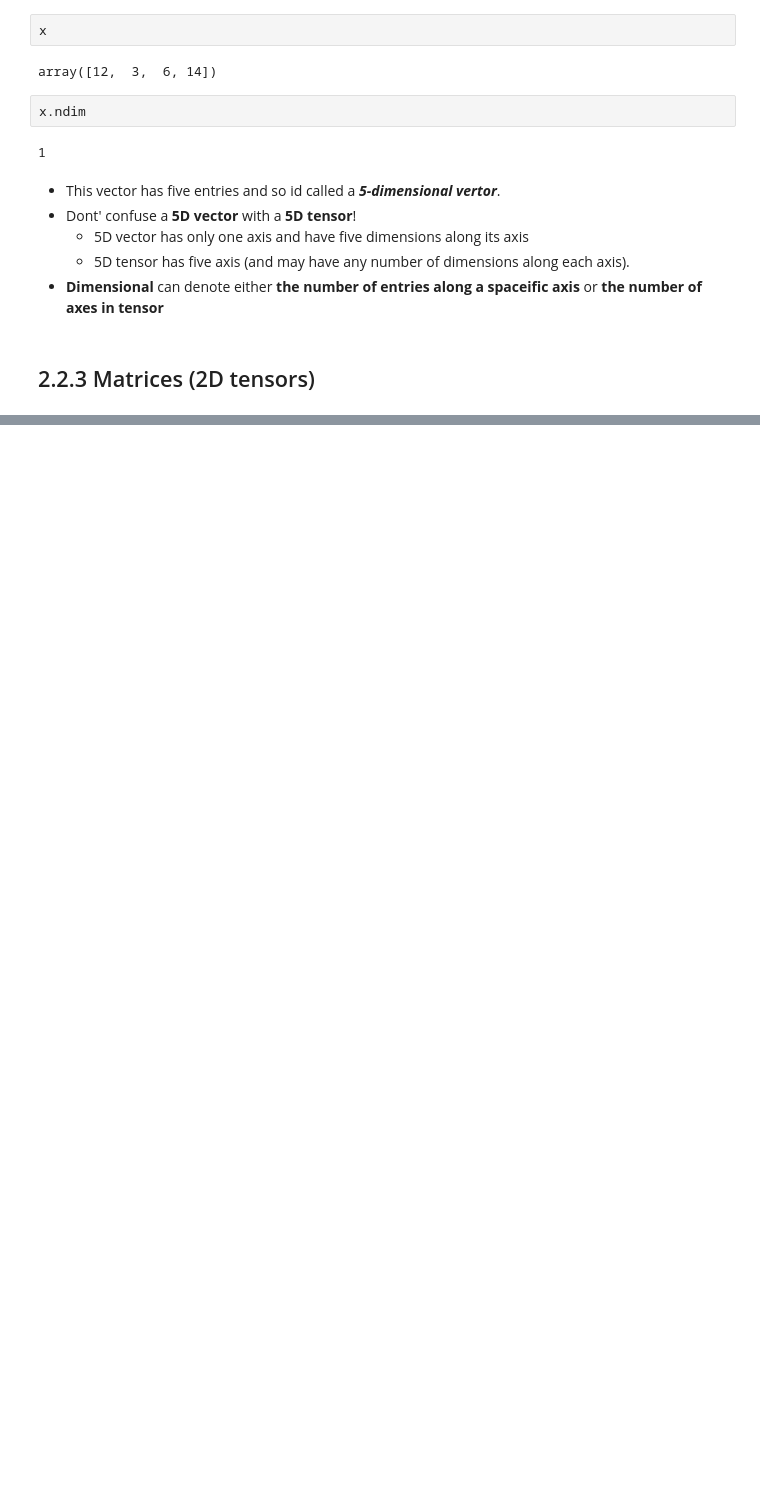
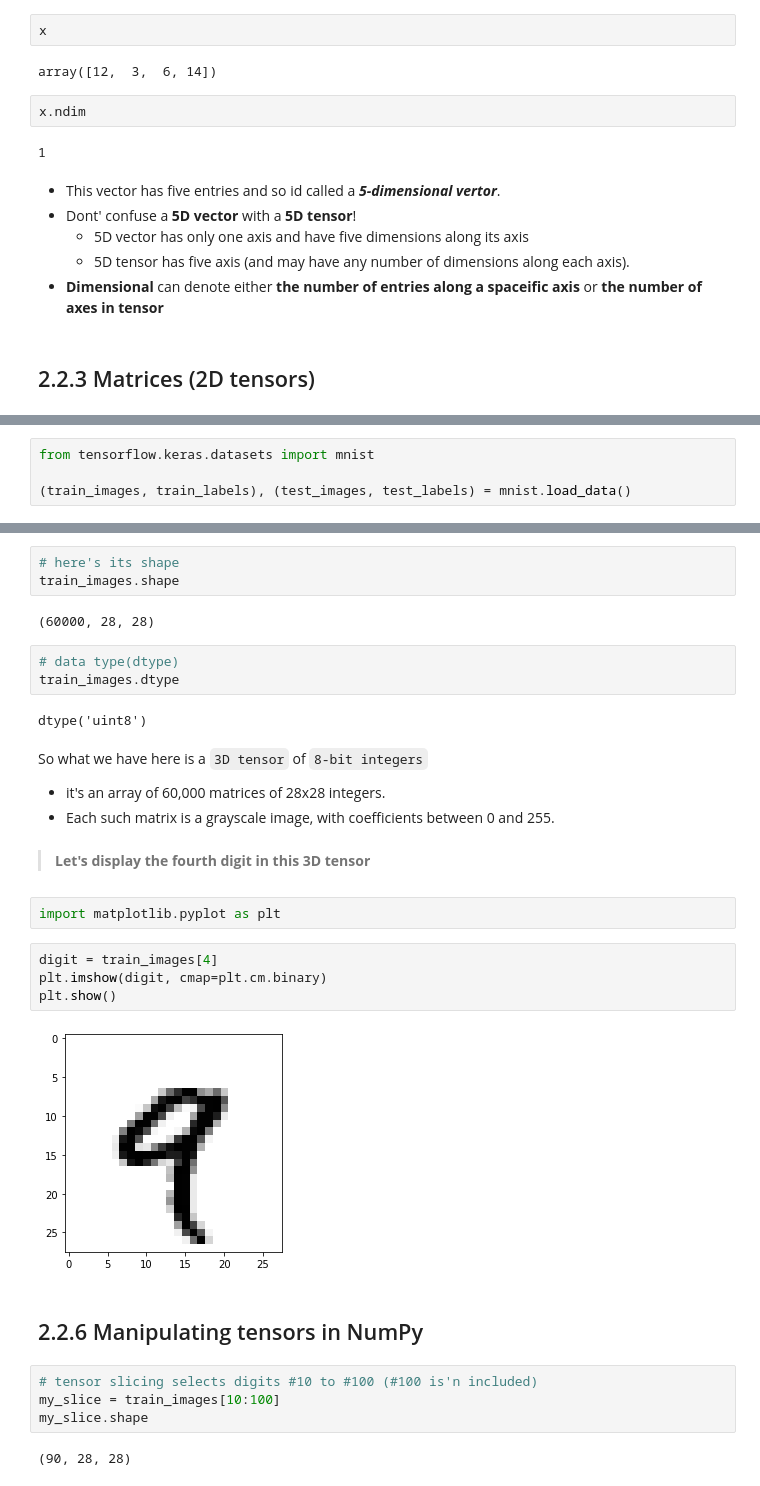
Before and after one commit to 0xKoios/Deep-Learning-with-Python, a Jupyter notebook: 2. Before we begin: the mathematical building blocks of neural networks.ipynb, the cells around one changed output, grey strips where cells are left out. Cells and saved outputs as stored; diff of their text form; blank space fills up the shorter version.

```diff
--- a/2. Before we begin: the mathematical building blocks of neural networks.ipynb
+++ b/2. Before we begin: the mathematical building blocks of neural networks.ipynb
@@ -180,0 +244,4 @@ x.ndim
+# %%
+from tensorflow.keras.datasets import mnist
+
+(train_images, train_labels), (test_images, test_labels) = mnist.load_data()
@@ -180,0 +255,33 @@ x.ndim
+# %%
+# here's its shape
+train_images.shape
+# %% [output]
+(60000, 28, 28)
+# %%
+# data type(dtype)
+train_images.dtype
+# %% [output]
+dtype('uint8')
+# %% [markdown]
+So what we have here is a `3D tensor` of `8-bit integers`
+
+- it's an array of 60,000 matrices of 28x28 integers.
+- Each such matrix is a grayscale image, with coefficients between 0 and 255.
+# %% [markdown]
+> **Let's display the fourth digit in this 3D tensor**
+# %%
+import matplotlib.pyplot as plt
+# %%
+digit = train_images[4]
+plt.imshow(digit, cmap=plt.cm.binary)
+plt.show()
+# %% [output]
+[figure, added]
+# %% [markdown]
+## 2.2.6 Manipulating tensors in NumPy
+# %%
+# tensor slicing selects digits #10 to #100 (#100 is'n included)
+my_slice = train_images[10:100]
+my_slice.shape
+# %% [output]
+(90, 28, 28)
```
Also changed, not shown: parts of 53 cells of this notebook.
